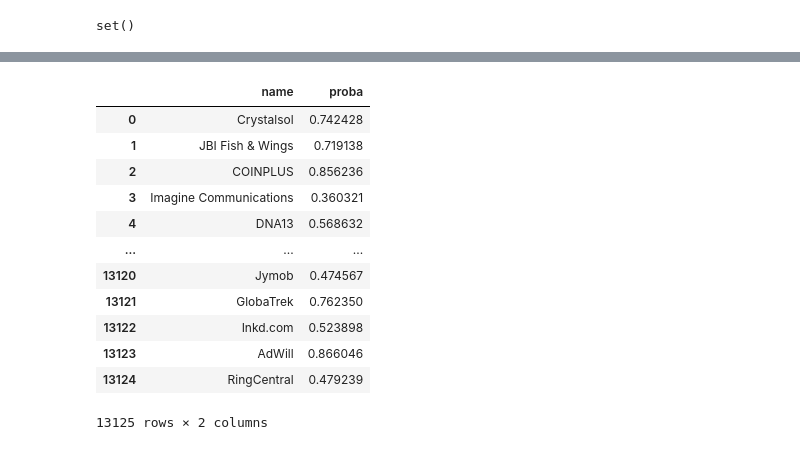
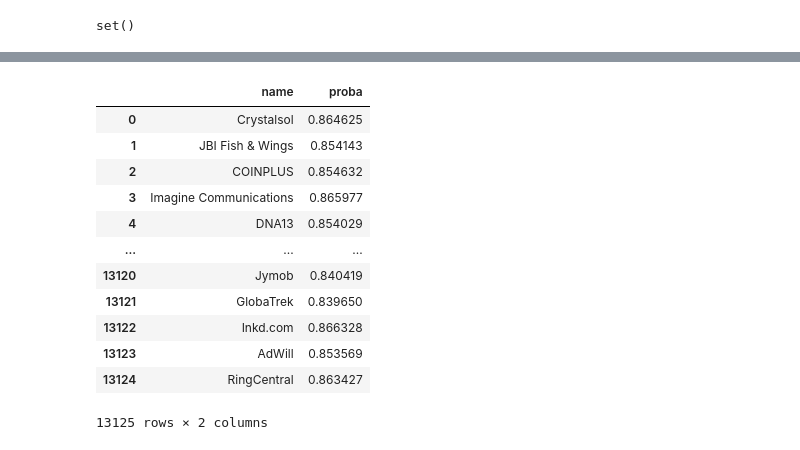
Before and after one commit to Moncervers/startup_closure_prediction, a Jupyter notebook: startup_close_prediction.ipynb, the cells around one changed output, grey strips where cells are left out. Cells and saved outputs as stored; diff of their text form; code cells hidden in the pictures.

```diff
--- a/startup_close_prediction.ipynb
+++ b/startup_close_prediction.ipynb
@@ -956,2 +1033,3 @@ set(df_processed.columns) - set(test_df_processed.columns)
 # %%
-df_processed
+df_processed = df_processed.drop(['lifetime', 'last_funding_at_year', 'first_funding_at_year'], axis=1)
+test_df_processed = test_df_processed.drop(['lifetime', 'last_funding_at_year', 'first_funding_at_year'], axis=1)
@@ -972,8 +1040,7 @@ df_processed
 # %%
 # Определяем числовые и категориальные столбцы
-num_col_names = ['funding_rounds', 'funding_period', 'lifetime', 'log_funding',
-                 'first_funding_at_year', 'last_funding_at_year']
-cat_col_names = ['country_code', 'state_code', 'region', 'city', 'global_category', ]
+num_col_names = ['funding_rounds', 'funding_period', 'log_funding',]
+cat_col_names = ['country_code', 'state_code', 'region', 'city', 'global_category' ]
 
 # Пайплайн для числовых значений
 num_pipeline = Pipeline([
@@ -1225,0 +1277,3 @@ f1_score(predictions['actual'], predictions['prediction'])
+# %%
+X_train_transformed = data_preprocessor.fit_transform(X_train)
+X_valid_transformed = data_preprocessor.transform(X_valid)
@@ -1226,2 +1374,34 @@ f1_score(predictions['actual'], predictions['prediction'])
 # %% [markdown]
 ### Catboost
+# %%
+# Определение сетки гиперпараметров
+catboost_params = {
+    'iterations': distributions.IntDistribution(100, 1000, step=50),  # Количество итераций (деревьев)
+    'learning_rate': distributions.FloatDistribution(0.01, 0.3, log=True),  # Скорость обучения
+    'depth': distributions.IntDistribution(4, 10),  # Глубина каждого дерева
+    'l2_leaf_reg': distributions.FloatDistribution(1e-8, 100, log=True),  # L2-регуляризация
+    'bagging_temperature': distributions.FloatDistribution(0.0, 1.0),  # Температура бэггинга
+    'random_strength': distributions.FloatDistribution(1e-8, 10, log=True),  # Сила случайности при выборе разбиений
+    'border_count': distributions.IntDistribution(32, 255),  # Количество разбиений для числовых признаков
+    'grow_policy': distributions.CategoricalDistribution(['SymmetricTree', 'Depthwise', 'Lossguide']),
+    # Стратегия роста деревьев
+    'auto_class_weights': distributions.CategoricalDistribution(['None', 'Balanced', 'SqrtBalanced']),
+    # Автоматическая балансировка классов
+}
+
+# Создаем OptunaSearchCV
+catboost_optuna_cv = OptunaSearchCV(
+    estimator=CatBoostClassifier(
+        random_state=RANDOM_STATE,
+        verbose=False,  # Отключаем вывод логов CatBoost
+        thread_count=-1  # Используем все доступные ядра
+    ),
+    param_distributions=catboost_params,
+    scoring='f1',  # Метрика для оптимизации
+    n_trials=50,  # Количество испытаний
+    cv=5,  # Кросс-валидация
+    n_jobs=-1  # Использование всех ядер
+)
+
+# Запускаем поиск гиперпараметров
+catboost_optuna_cv.fit(X_train, y_train, cat_features=cat_col_names)
@@ -1404,23 +1704,23 @@ X_test
 # %%
 submission = pd.DataFrame({
     'name': test_df['name'],
-    'proba': cat_model.predict_proba(X_test)[:, 1]
+    'proba': catboost_optuna_cv.best_estimator_.predict_proba(X_test)[:, 1],
 })
 
 submission
 # %% [output]
 |  | name | proba |
-| 0 | Crystalsol | 0.742428 |
-| 1 | JBI Fish & Wings | 0.719138 |
-| 2 | COINPLUS | 0.856236 |
-| 3 | Imagine Communications | 0.360321 |
-| 4 | DNA13 | 0.568632 |
+| 0 | Crystalsol | 0.864625 |
+| 1 | JBI Fish & Wings | 0.854143 |
+| 2 | COINPLUS | 0.854632 |
+| 3 | Imagine Communications | 0.865977 |
+| 4 | DNA13 | 0.854029 |
 | ... | ... | ... |
-| 13120 | Jymob | 0.474567 |
-| 13121 | GlobaTrek | 0.762350 |
-| 13122 | Inkd.com | 0.523898 |
-| 13123 | AdWill | 0.866046 |
-| 13124 | RingCentral | 0.479239 |
+| 13120 | Jymob | 0.840419 |
+| 13121 | GlobaTrek | 0.839650 |
+| 13122 | Inkd.com | 0.866328 |
+| 13123 | AdWill | 0.853569 |
+| 13124 | RingCentral | 0.863427 |
 13125 rows × 2 columns
 # %%
 # Проверка для колонки 'category_list'
```
Also changed, not shown: parts of 59 cells of this notebook, 1 other file.
